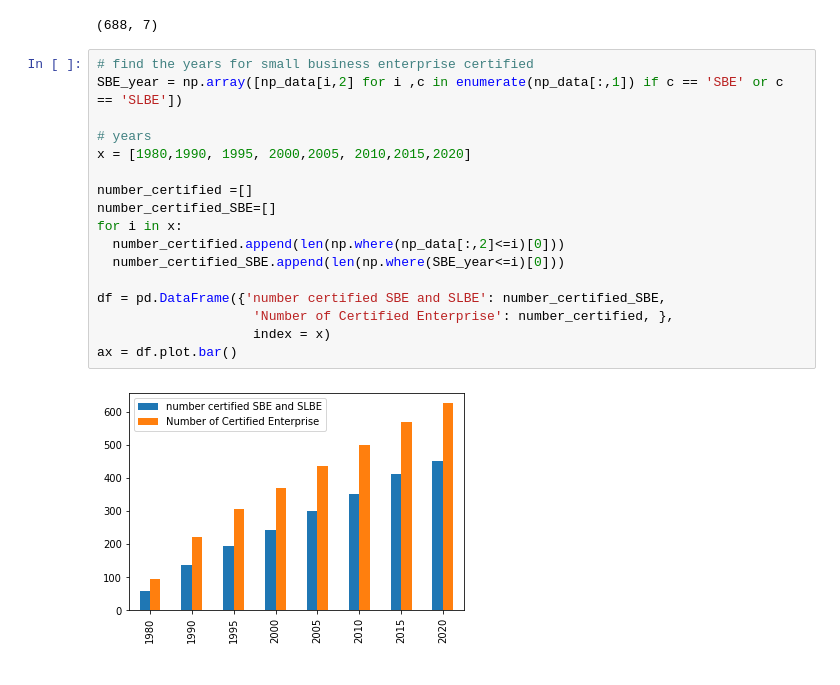
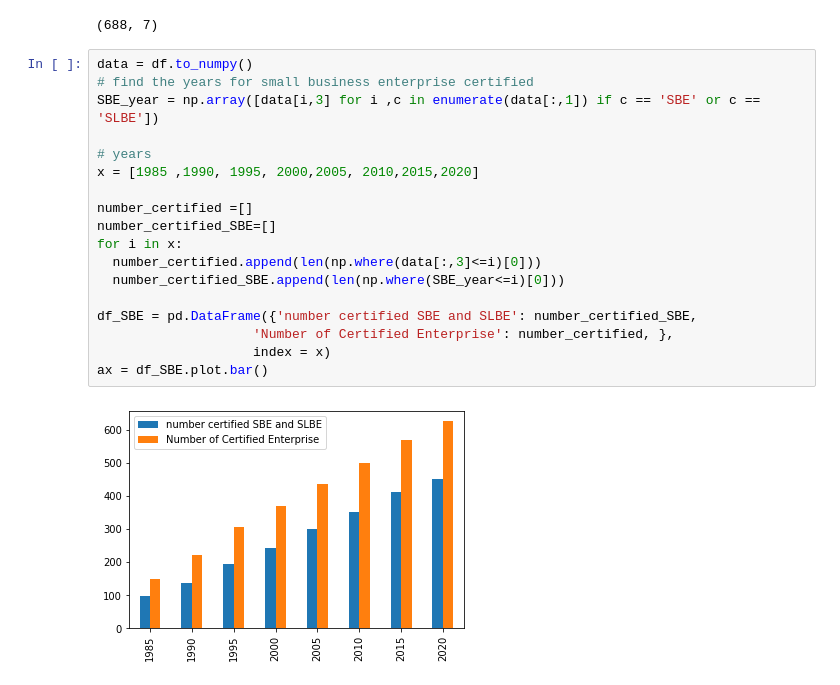
Before and after one commit to BU-Spark/CS506-Fall2020-Projects, a Jupyter notebook: covid_food_business_team2/data_Visualization/Analysis_Certified_Business.ipynb, the cells around one changed output. Saved outputs shown, nothing was run; the diff lists cells and outputs as text.

```diff
--- a/covid_food_business_team2/data_Visualization/Analysis_Certified_Business.ipynb
+++ b/covid_food_business_team2/data_Visualization/Analysis_Certified_Business.ipynb
@@ -22,21 +22,22 @@ df.shape
 # %% [output]
 (688, 7)
 # %%
+data = df.to_numpy()
 # find the years for small business enterprise certified
-SBE_year = np.array([np_data[i,2] for i ,c in enumerate(np_data[:,1]) if c == 'SBE' or c == 'SLBE'])
+SBE_year = np.array([data[i,3] for i ,c in enumerate(data[:,1]) if c == 'SBE' or c == 'SLBE'])
 
 # years
-x = [1980,1990, 1995, 2000,2005, 2010,2015,2020]
+x = [1985 ,1990, 1995, 2000,2005, 2010,2015,2020]
 
 number_certified =[]
 number_certified_SBE=[]
 for i in x:
-  number_certified.append(len(np.where(np_data[:,2]<=i)[0]))
+  number_certified.append(len(np.where(data[:,3]<=i)[0]))
   number_certified_SBE.append(len(np.where(SBE_year<=i)[0]))
 
-df = pd.DataFrame({'number certified SBE and SLBE': number_certified_SBE,
+df_SBE = pd.DataFrame({'number certified SBE and SLBE': number_certified_SBE,
                     'Number of Certified Enterprise': number_certified, },
                     index = x)
-ax = df.plot.bar()
+ax = df_SBE.plot.bar()
 # %% [output]
-[figure, old version]
+[figure, new version]
```
